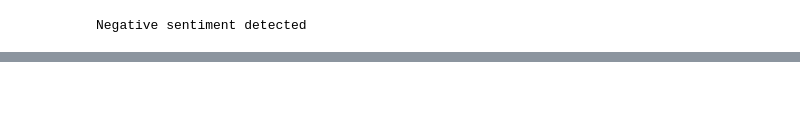
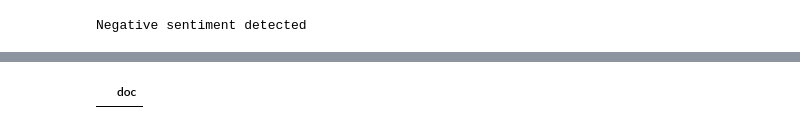
Before and after one commit to KamenDamov/NLP-App, a Jupyter notebook: NLP_script.ipynb, the cells around one changed output, grey strips where cells are left out. Cells and saved outputs as stored; diff of their text form; code cells hidden in the pictures; blank space fills up the shorter version.

```diff
--- a/NLP_script.ipynb
+++ b/NLP_script.ipynb
@@ -170,4 +120,12 @@ Wordcloud
 #Create LDA model, to exract topics
 import gensim
 from gensim import corpora
+# %%
+df = pd.DataFrame(columns = ['doc'])
+# %%
+df['doc'] = df.apply(lambda x: processed_data, axis = 1)
+# %%
+df
+# %% [output]
+|  | doc |
 # %%
```
Also changed, not shown: parts of 6 cells of this notebook, 1 other file.
